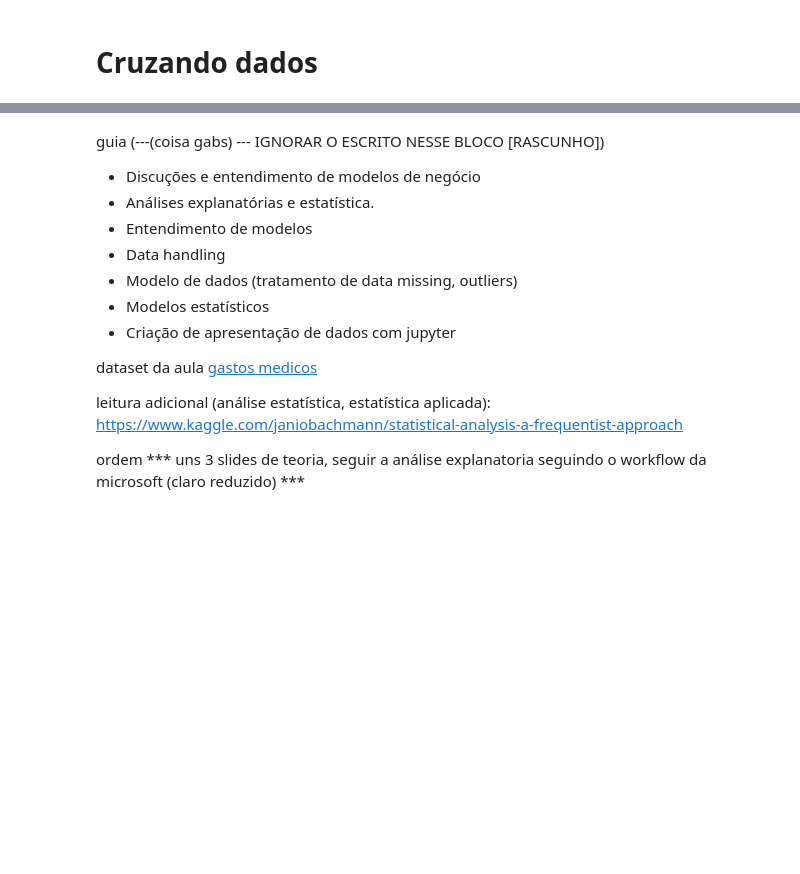
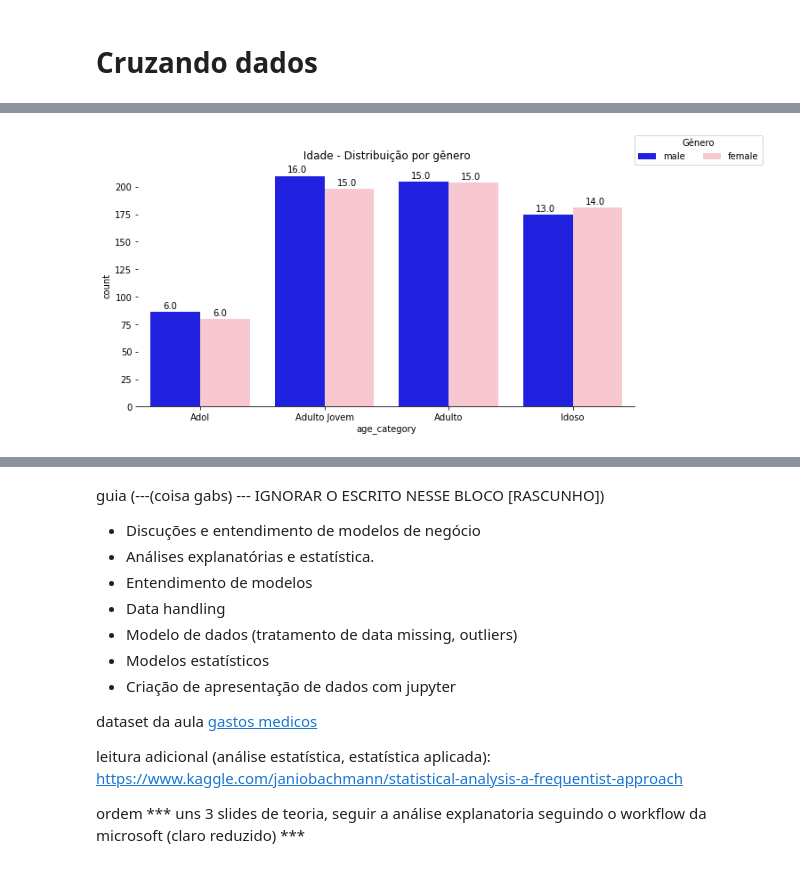
Before and after one commit to araramakerspace/CursoDataScience, a Jupyter notebook: Aula2/Aula3- Analise explanatoria.ipynb, the cells around one changed output, grey strips where cells are left out. Cells and saved outputs as stored; diff of their text form; code cells hidden in the pictures; blank space fills up the shorter version.

```diff
--- a/Aula2/Aula3- Analise explanatoria.ipynb
+++ b/Aula2/Aula3- Analise explanatoria.ipynb
@@ -280,0 +266,19 @@ plt.show()
+# %%
+def distr_genero(x_val,title):
+    f,ax = plt.subplots(figsize=(10,5))
+
+    sns.countplot(x=x_val, data=df, palette=['blue','pink'],hue='sex',hue_order=['male','female'])
+
+    for i in ax.patches:
+        ax.text(i.get_x()+0.1, i.get_height()+3, \
+                str(round((i.get_height()/df.region.shape[0])*100)))
+
+    ax.set_title(title +' Distribuição por gênero')
+
+    ax.legend(loc=[1,1],title='Gênero',ncol=2)
+    sns.despine(left=True)
+    return plt.show()
+
+distr_genero('age_category','Idade -')
+# %% [output]
+[figure, added]
```
Also changed, not shown: parts of 10 cells of this notebook.
